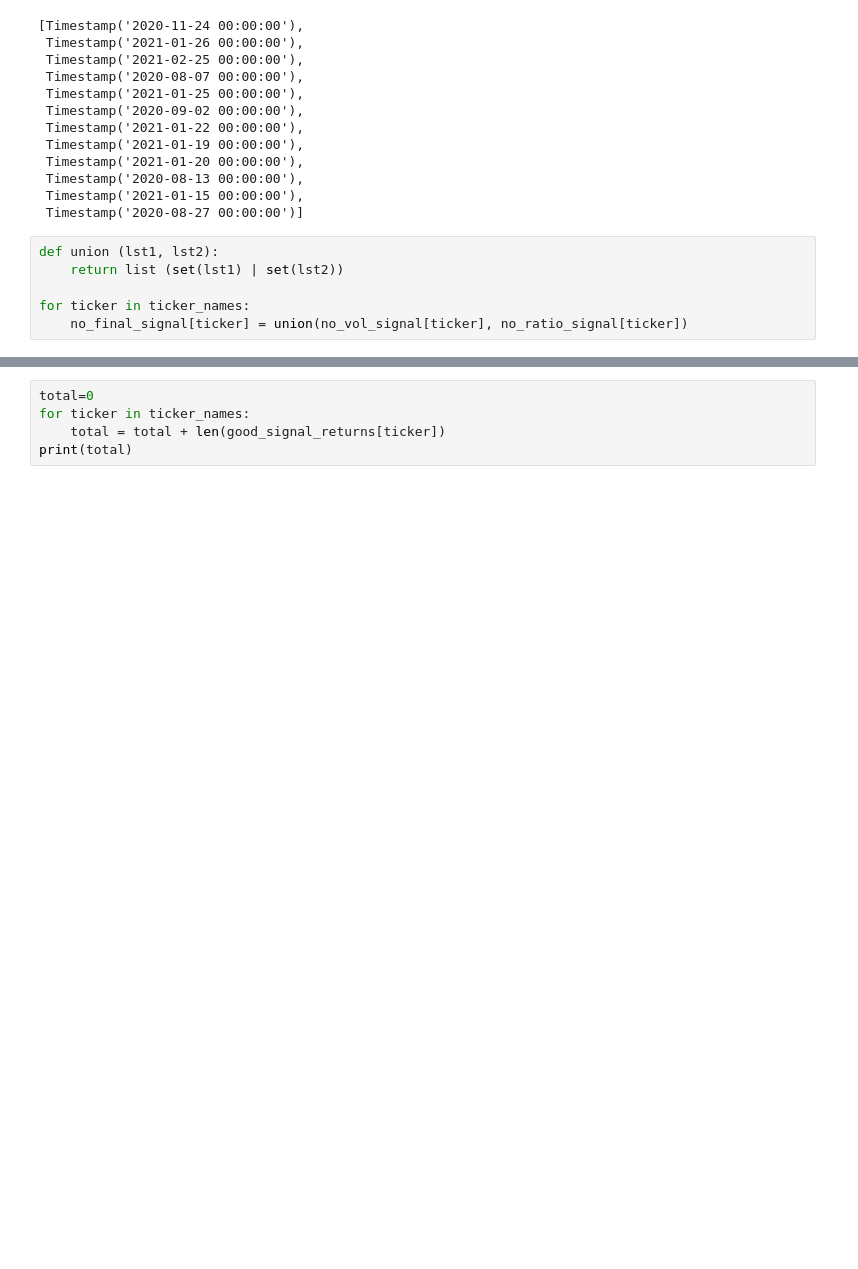
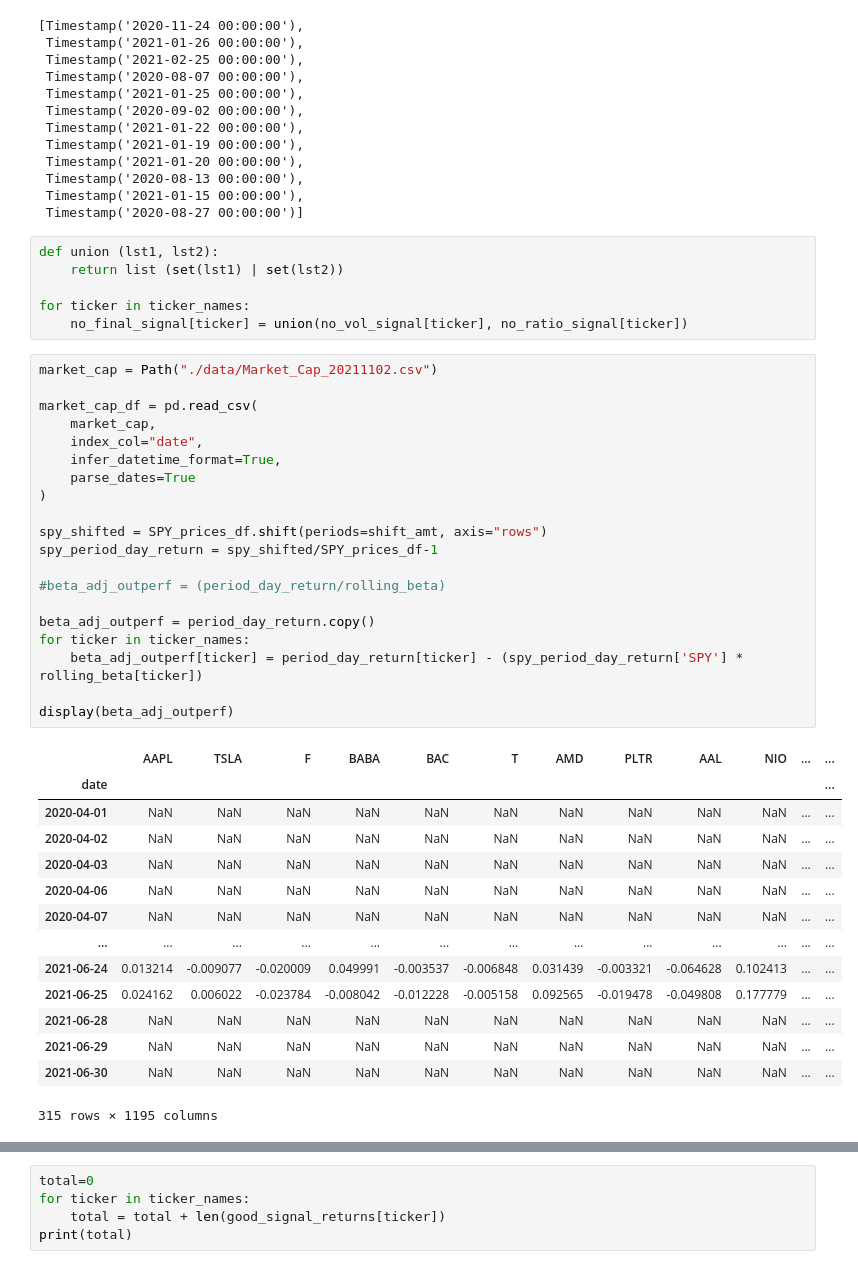
Before and after one commit to amazd/option-volume-prediction, a Jupyter notebook: statistical_fundamentalsv2.ipynb, the cells around one changed output, grey strips where cells are left out. Saved outputs shown, nothing was run; the diff lists cells and outputs as text; blank space fills up the shorter version.

```diff
--- a/statistical_fundamentalsv2.ipynb
+++ b/statistical_fundamentalsv2.ipynb
@@ -258,3 +316,38 @@ def union (lst1, lst2):
 
 for ticker in ticker_names:
     no_final_signal[ticker] = union(no_vol_signal[ticker], no_ratio_signal[ticker])
+# %%
+market_cap = Path("./data/Market_Cap_20211102.csv")
+
+market_cap_df = pd.read_csv(
+    market_cap,
+    index_col="date",
+    infer_datetime_format=True,
+    parse_dates=True
+)
+
+spy_shifted = SPY_prices_df.shift(periods=shift_amt, axis="rows")
+spy_period_day_return = spy_shifted/SPY_prices_df-1
+
+#beta_adj_outperf = (period_day_return/rolling_beta)
+
+beta_adj_outperf = period_day_return.copy()
+for ticker in ticker_names:
+    beta_adj_outperf[ticker] = period_day_return[ticker] - (spy_period_day_return['SPY'] * rolling_beta[ticker])
+
+display(beta_adj_outperf)
+# %% [output]
+|  | AAPL | TSLA | F | BABA | BAC | T | AMD | PLTR | AAL | NIO | ... | ... |
+| date |  |  |  |  |  |  |  |  |  |  |  | ... |
+| 2020-04-01 | NaN | NaN | NaN | NaN | NaN | NaN | NaN | NaN | NaN | NaN | ... | ... |
+| 2020-04-02 | NaN | NaN | NaN | NaN | NaN | NaN | NaN | NaN | NaN | NaN | ... | ... |
+| 2020-04-03 | NaN | NaN | NaN | NaN | NaN | NaN | NaN | NaN | NaN | NaN | ... | ... |
+| 2020-04-06 | NaN | NaN | NaN | NaN | NaN | NaN | NaN | NaN | NaN | NaN | ... | ... |
+| 2020-04-07 | NaN | NaN | NaN | NaN | NaN | NaN | NaN | NaN | NaN | NaN | ... | ... |
+| ... | ... | ... | ... | ... | ... | ... | ... | ... | ... | ... | ... | ... |
+| 2021-06-24 | 0.013214 | -0.009077 | -0.020009 | 0.049991 | -0.003537 | -0.006848 | 0.031439 | -0.003321 | -0.064628 | 0.102413 | ... | ... |
+| 2021-06-25 | 0.024162 | 0.006022 | -0.023784 | -0.008042 | -0.012228 | -0.005158 | 0.092565 | -0.019478 | -0.049808 | 0.177779 | ... | ... |
+| 2021-06-28 | NaN | NaN | NaN | NaN | NaN | NaN | NaN | NaN | NaN | NaN | ... | ... |
+| 2021-06-29 | NaN | NaN | NaN | NaN | NaN | NaN | NaN | NaN | NaN | NaN | ... | ... |
+| 2021-06-30 | NaN | NaN | NaN | NaN | NaN | NaN | NaN | NaN | NaN | NaN | ... | ... |
+315 rows × 1195 columns
```
Also changed, not shown: parts of 23 cells of this notebook, 1 other file.
